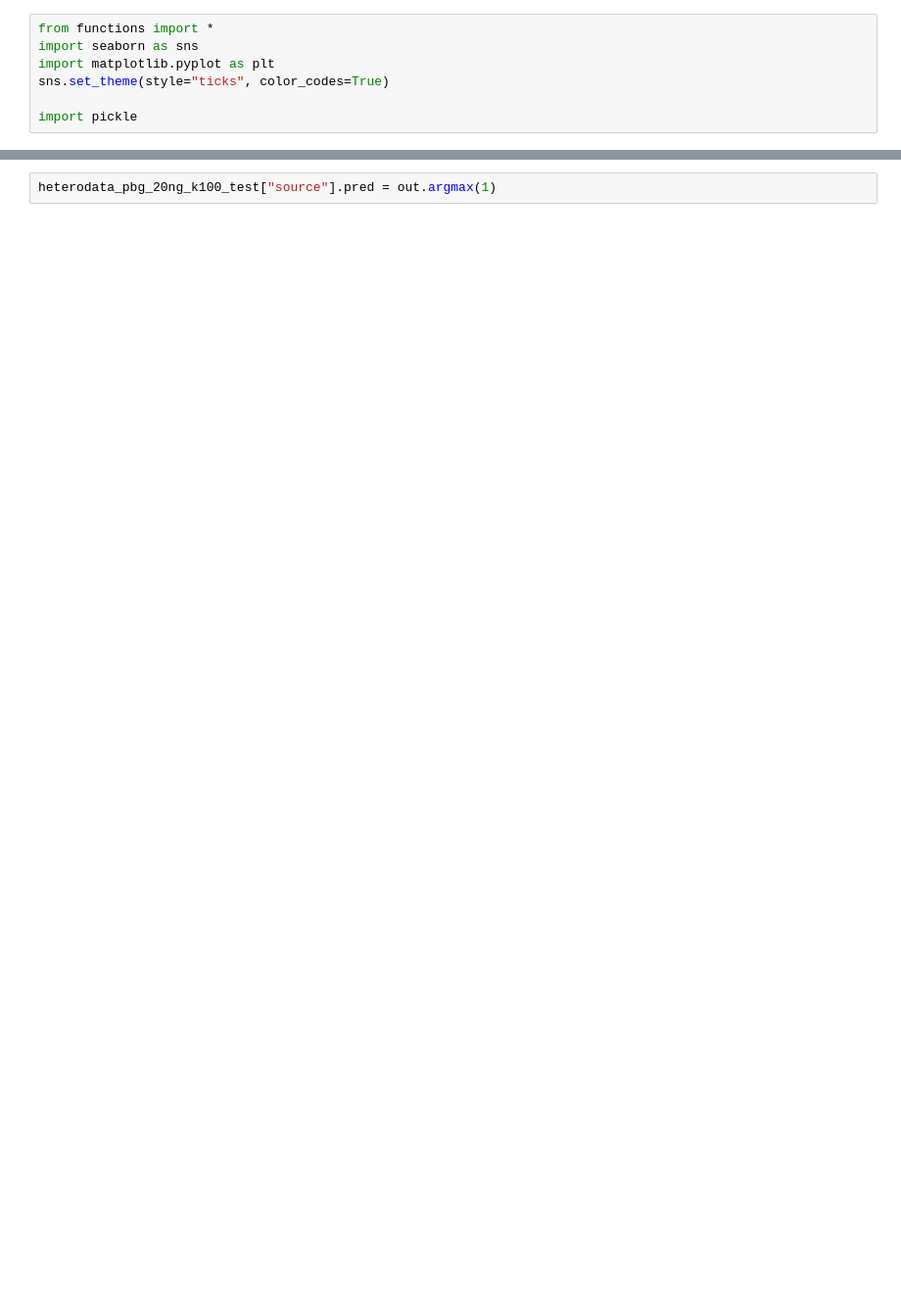
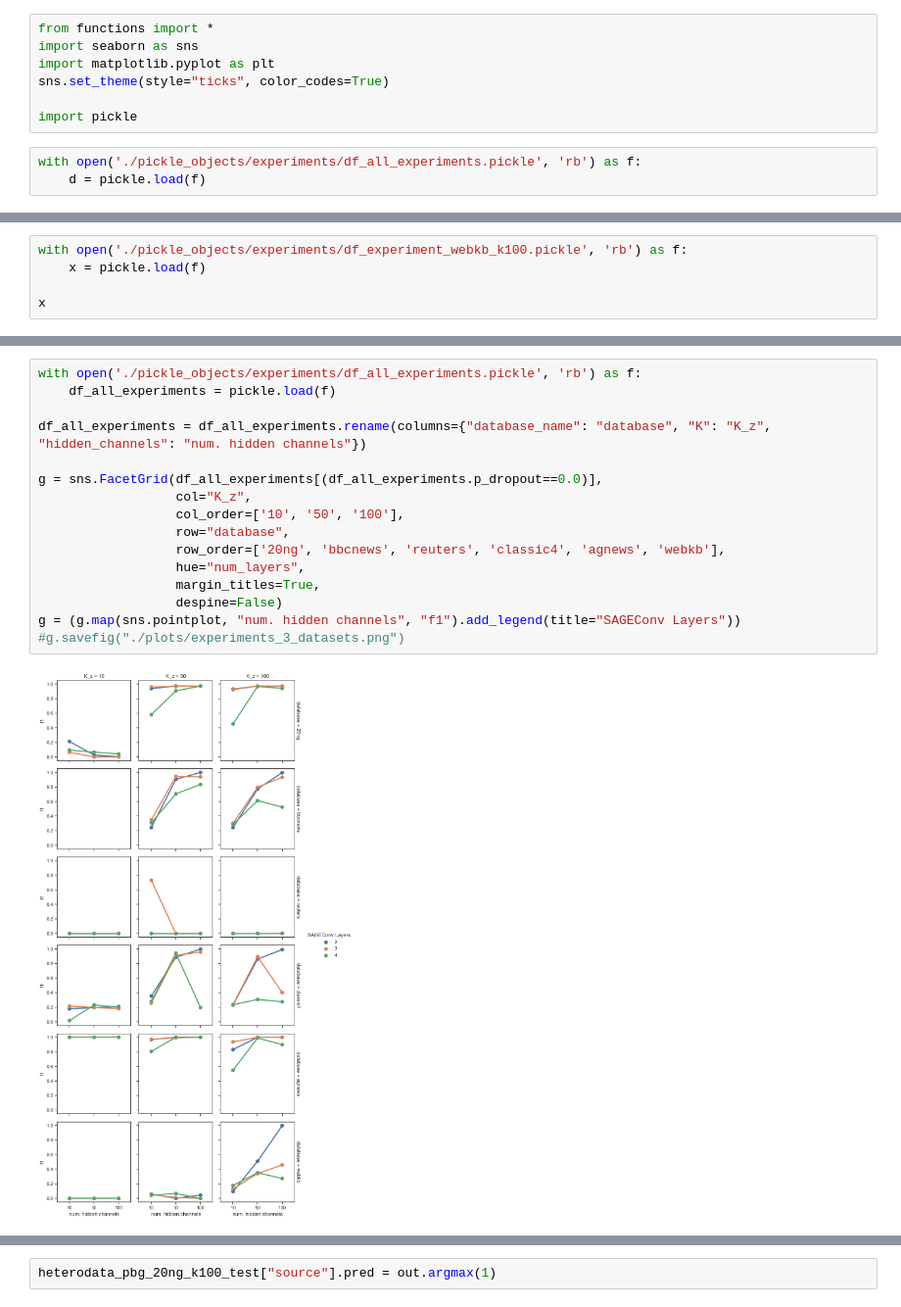
Before and after one commit to brunofbessa/masters_degree_icmc, a Jupyter notebook: project/pbg_gnn_analysis.ipynb, the cells around one changed output, grey strips where cells are left out. Shown at 98% size. Drawn from its saved outputs; the diff is of its cells as text; blank space fills up the shorter version.

```diff
--- a/project/pbg_gnn_analysis.ipynb
+++ b/project/pbg_gnn_analysis.ipynb
@@ -5,3 +5,6 @@ import matplotlib.pyplot as plt
 sns.set_theme(style="ticks", color_codes=True)
 
 import pickle
+# %%
+with open('./pickle_objects/experiments/df_all_experiments.pickle', 'rb') as f:
+    d = pickle.load(f)
@@ -7,0 +13,5 @@ import pickle
+# %%
+with open('./pickle_objects/experiments/df_experiment_webkb_k100.pickle', 'rb') as f:
+    x = pickle.load(f)
+
+x
@@ -7,0 +78,18 @@ import pickle
+# %%
+with open('./pickle_objects/experiments/df_all_experiments.pickle', 'rb') as f:
+    df_all_experiments = pickle.load(f)
+
+df_all_experiments = df_all_experiments.rename(columns={"database_name": "database", "K": "K_z", "hidden_channels": "num. hidden channels"})
+
+g = sns.FacetGrid(df_all_experiments[(df_all_experiments.p_dropout==0.0)],
+                  col="K_z",
+                  col_order=['10', '50', '100'],
+                  row="database",
+                  row_order=['20ng', 'bbcnews', 'reuters', 'classic4', 'agnews', 'webkb'],
+                  hue="num_layers",
+                  margin_titles=True,
+                  despine=False)
+g = (g.map(sns.pointplot, "num. hidden channels", "f1").add_legend(title="SAGEConv Layers"))
+#g.savefig("./plots/experiments_3_datasets.png")
+# %% [output]
+[figure, added]
```
Also changed, not shown: parts of 28 cells of this notebook, 4 other files.
